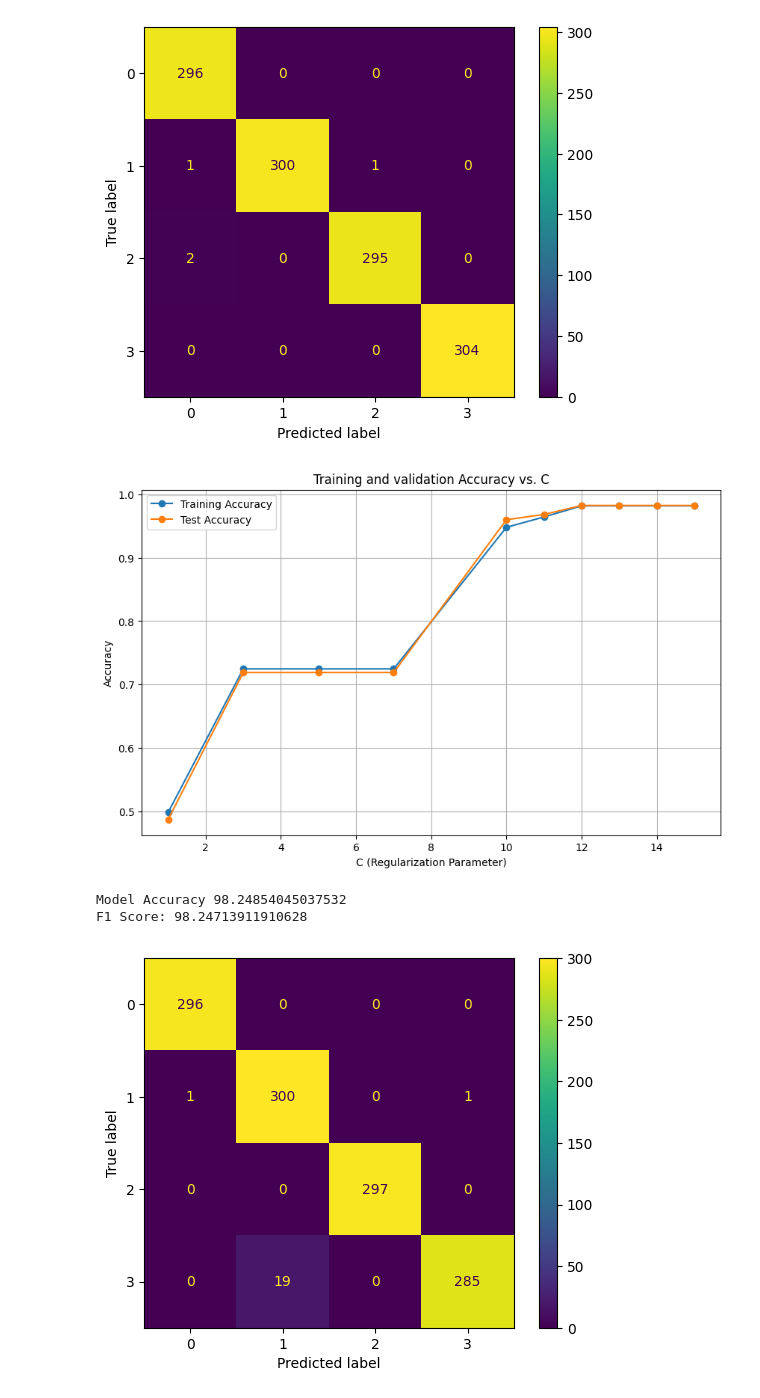
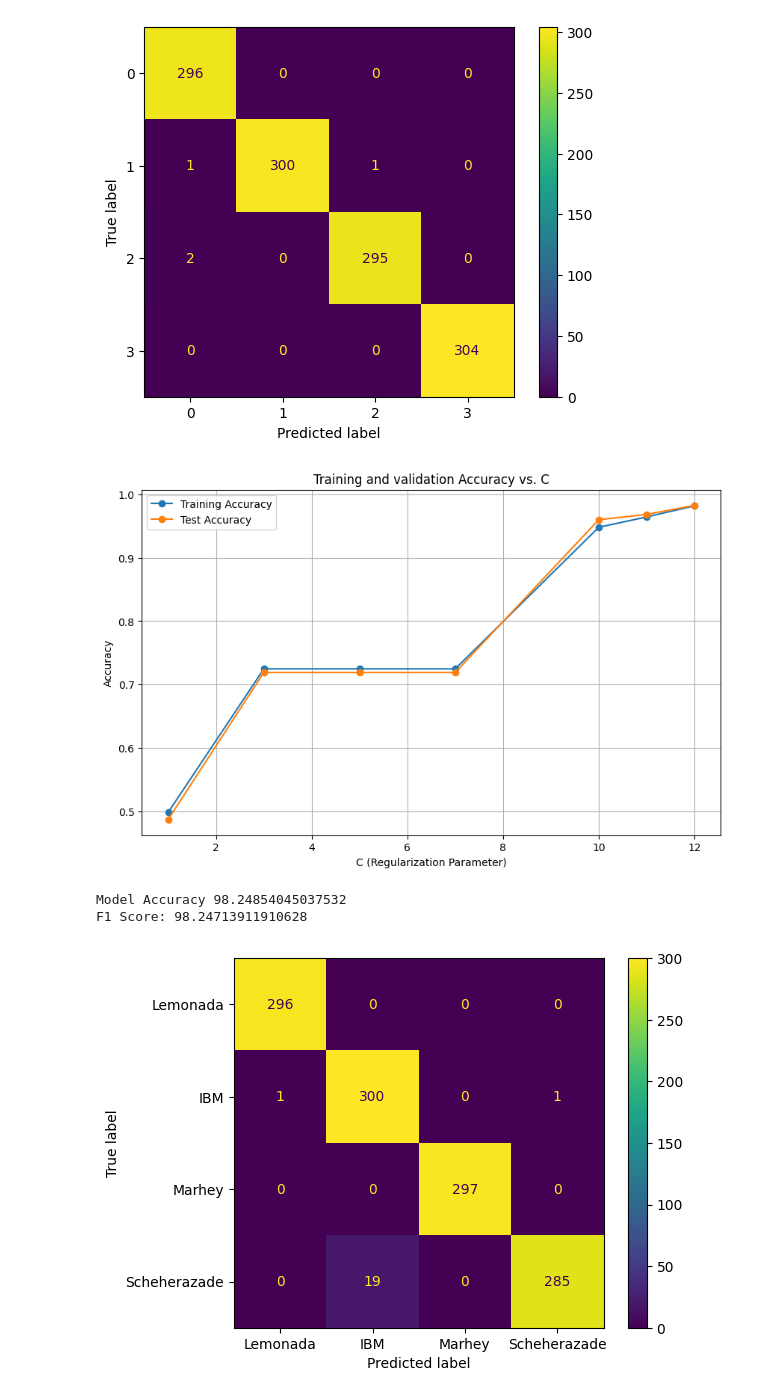
Before and after one commit to yousefosama654/Arabic-Font-Recognition, a Jupyter notebook: training-classification.ipynb, the cells around one changed output. Drawn from its saved outputs; the diff is of its cells as text; code cells hidden in the pictures.

```diff
--- a/training-classification.ipynb
+++ b/training-classification.ipynb
@@ -497,7 +497,7 @@ plt.show()
 [figure]
 # %%
 # Varying values of C
-C_values = [1,3,5,7,10,11,12,13,14,15]
+C_values = [1,3,5,7,10,11,12]
 
 # Lists to store training and test accuracies
 train_accuracies = []
@@ -527,7 +527,7 @@ plt.legend()
 plt.grid(True)
 plt.show()
 # %% [output]
-[figure, old version]
+[figure, new version]
 # %%
 svm_classifier = svm.SVC(decision_function_shape="ovr", kernel="rbf", C=12)
 svm_classifier.fit(X_train, y_train)
@@ -536,25 +536,25 @@ with open( 'svm_classifier.pkl', 'wb') as file:
 # %%
 svm_classifier = pickle.load(open("svm_classifier.pkl", "rb"))
 
 y_pred = svm_classifier.predict(x_validation)
 
 print("Model Accuracy",accuracy_score(y_validation, y_pred) * 100)
 
 # Compute F1 score (meaning that it is not biased)
 f1 = f1_score(y_validation, y_pred, average="weighted")
 print("F1 Score:", f1 * 100)
 
 
 confusion_matrix = metrics.confusion_matrix(y_validation, y_pred)
 cm_display = metrics.ConfusionMatrixDisplay(
-    confusion_matrix=confusion_matrix, display_labels=[0, 1, 2, 3]
+    confusion_matrix=confusion_matrix, display_labels=["Lemonada", 'IBM', 'Marhey', 'Scheherazade']
 )
 cm_display.plot()
 plt.show()
 # %% [output]
 Model Accuracy 98.24854045037532
 F1 Score: 98.24713911910628
-[figure, old version]
+[figure, new version]
 # %%
 y_pred = svm_classifier.predict(x_test)
 
```
Also changed, not shown: parts of 3 cells of this notebook.
